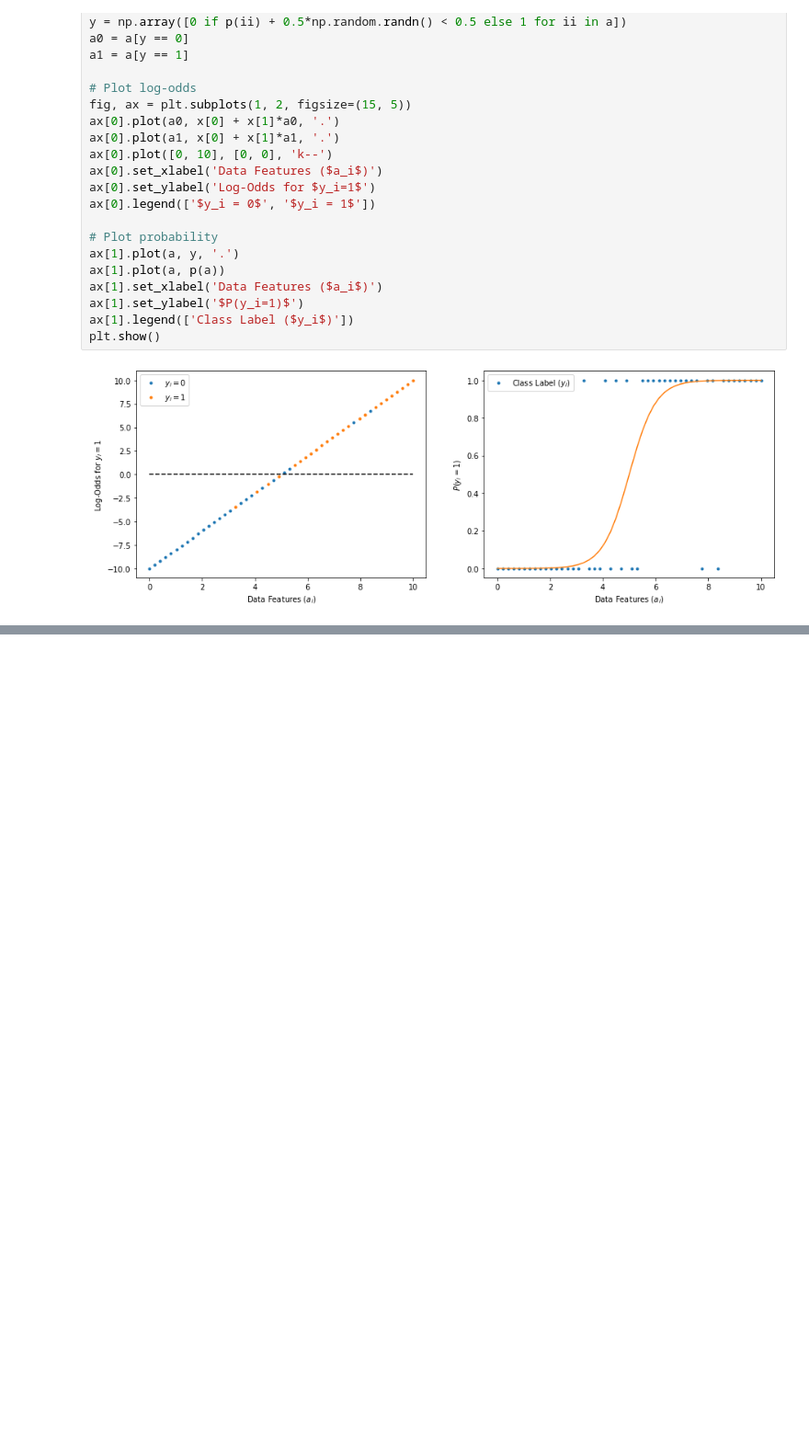
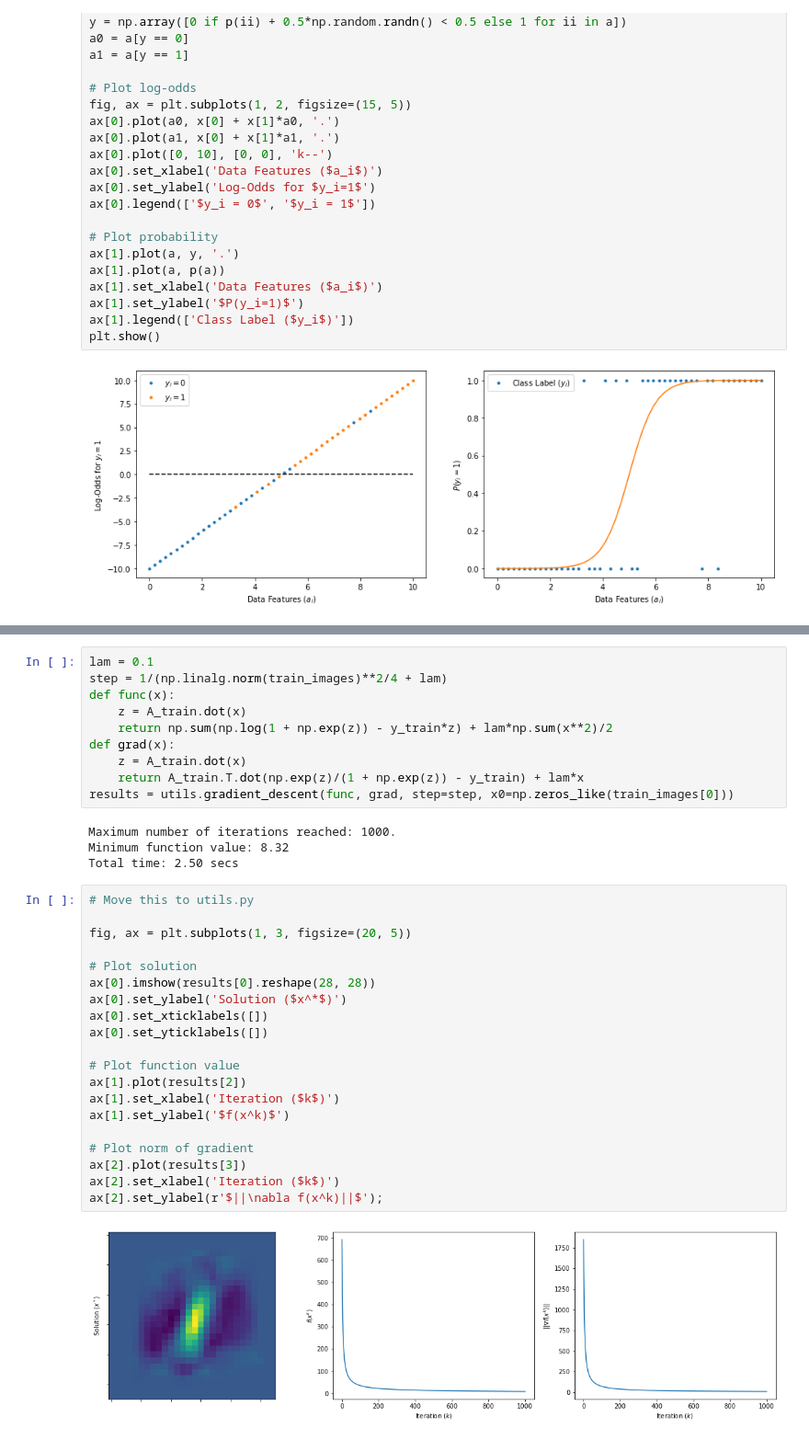
Before and after one commit to UW-AMO/neurohackademy, a Jupyter notebook: notebooks/Part4-LogisticRegression.ipynb, the cells around one changed output, grey strips where cells are left out. Shown at 92% size. Drawn from its saved outputs; the diff is of its cells as text; blank space fills up the shorter version.

```diff
--- a/notebooks/Part4-LogisticRegression.ipynb
+++ b/notebooks/Part4-LogisticRegression.ipynb
@@ -111,0 +140,36 @@ plt.show()
+# %%
+lam = 0.1
+step = 1/(np.linalg.norm(train_images)**2/4 + lam)
+def func(x):
+    z = A_train.dot(x)
+    return np.sum(np.log(1 + np.exp(z)) - y_train*z) + lam*np.sum(x**2)/2
+def grad(x):
+    z = A_train.dot(x)
+    return A_train.T.dot(np.exp(z)/(1 + np.exp(z)) - y_train) + lam*x
+results = utils.gradient_descent(func, grad, step=step, x0=np.zeros_like(train_images[0]))
+# %% [output]
+Maximum number of iterations reached: 1000.
+Minimum function value: 8.32
+Total time: 2.50 secs
+# %%
+# Move this to utils.py
+
+fig, ax = plt.subplots(1, 3, figsize=(20, 5))
+
+# Plot solution
+ax[0].imshow(results[0].reshape(28, 28))
+ax[0].set_ylabel('Solution ($x^*$)')
+ax[0].set_xticklabels([])
+ax[0].set_yticklabels([])
+
+# Plot function value
+ax[1].plot(results[2])
+ax[1].set_xlabel('Iteration ($k$)')
+ax[1].set_ylabel('$f(x^k)$')
+
+# Plot norm of gradient
+ax[2].plot(results[3])
+ax[2].set_xlabel('Iteration ($k$)')
+ax[2].set_ylabel(r'$||\nabla f(x^k)||$');
+# %% [output]
+[figure, added]
```
Also changed, not shown: parts of 7 cells of this notebook.
